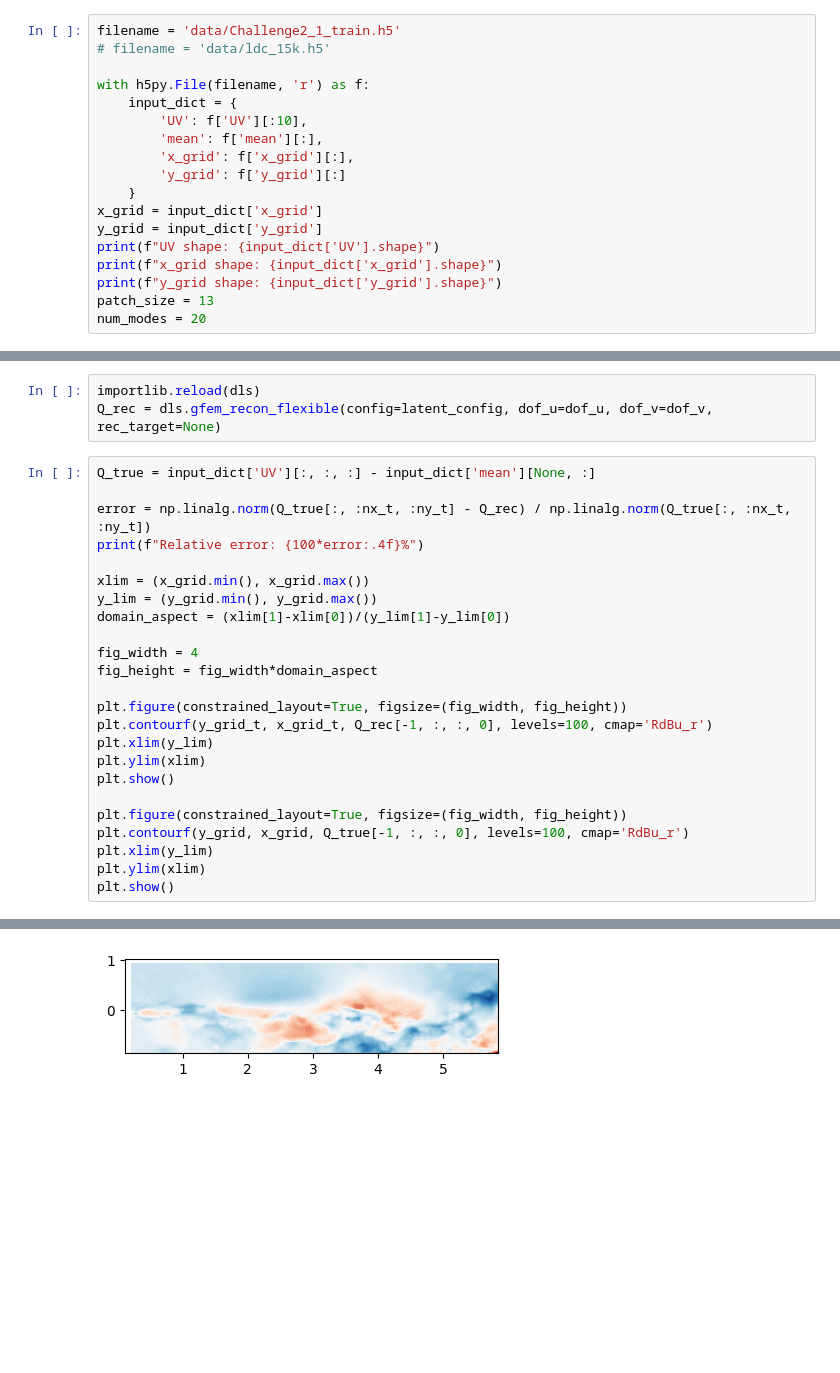
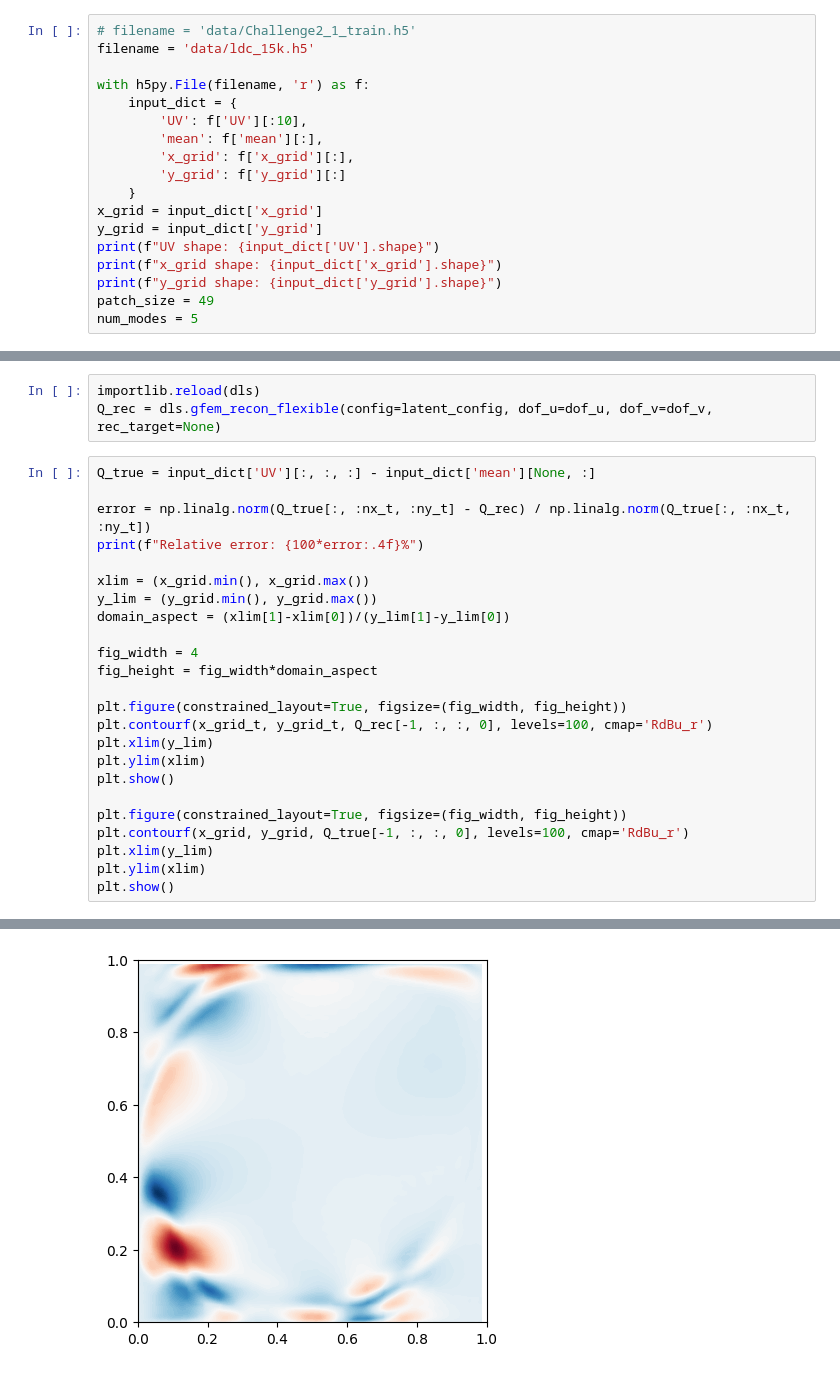
Before and after one commit to morton311/carrier_dls, a Jupyter notebook: test_notebook.ipynb, the cells around one changed output, grey strips where cells are left out. Cells and saved outputs as stored; diff of their text form; blank space fills up the shorter version.

```diff
--- a/test_notebook.ipynb
+++ b/test_notebook.ipynb
@@ -5,8 +5,8 @@ import lib.dls_2d as dls
 import matplotlib.pyplot as plt
 import importlib
 # %%
-filename = 'data/Challenge2_1_train.h5'
-# filename = 'data/ldc_15k.h5'
+# filename = 'data/Challenge2_1_train.h5'
+filename = 'data/ldc_15k.h5'
 
 with h5py.File(filename, 'r') as f:
     input_dict = {
@@ -20,6 +20,6 @@ y_grid = input_dict['y_grid']
 print(f"UV shape: {input_dict['UV'].shape}")
 print(f"x_grid shape: {input_dict['x_grid'].shape}")
 print(f"y_grid shape: {input_dict['y_grid'].shape}")
-patch_size = 13
-num_modes = 20
+patch_size = 49
+num_modes = 5
 # %% [output]
@@ -55,13 +55,13 @@ fig_width = 4
 fig_height = fig_width*domain_aspect
 
 plt.figure(constrained_layout=True, figsize=(fig_width, fig_height))
-plt.contourf(y_grid_t, x_grid_t, Q_rec[-1, :, :, 0], levels=100, cmap='RdBu_r')
+plt.contourf(x_grid_t, y_grid_t, Q_rec[-1, :, :, 0], levels=100, cmap='RdBu_r')
 plt.xlim(y_lim)
 plt.ylim(xlim)
 plt.show()
 
 plt.figure(constrained_layout=True, figsize=(fig_width, fig_height))
-plt.contourf(y_grid, x_grid, Q_true[-1, :, :, 0], levels=100, cmap='RdBu_r')
+plt.contourf(x_grid, y_grid, Q_true[-1, :, :, 0], levels=100, cmap='RdBu_r')
 plt.xlim(y_lim)
 plt.ylim(xlim)
 plt.show()
@@ -70 +70 @@ Relative error: 9.0038%
-[figure, old version]
+[figure, new version]
```
Also changed, not shown: parts of 8 cells of this notebook, 16 other files.
